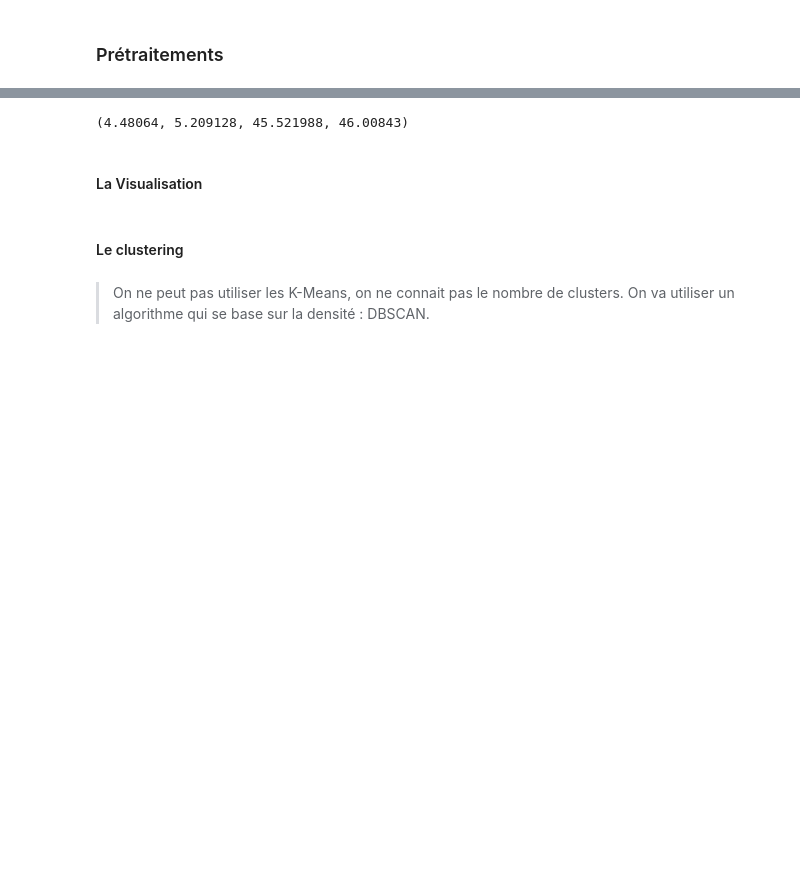
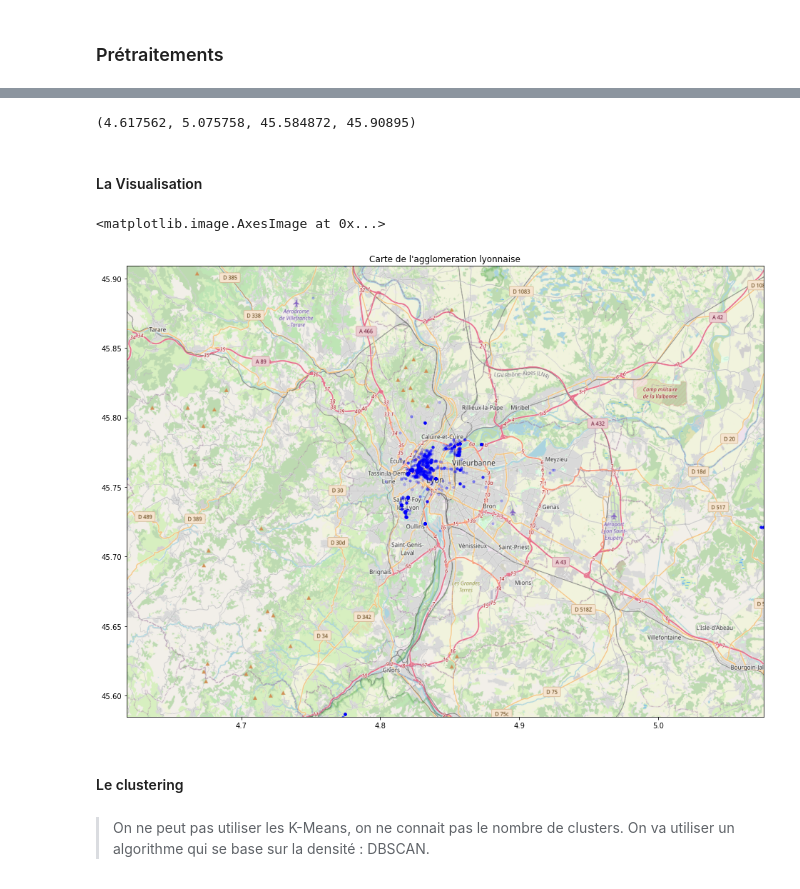
Before and after one commit to Asriell/TP_DataMining_Clustering, a Jupyter notebook: testing_stuff.ipynb, the cells around one changed output, grey strips where cells are left out. Saved outputs shown, nothing was run; the diff lists cells and outputs as text; code cells hidden in the pictures; blank space fills up the shorter version.

```diff
--- a/testing_stuff.ipynb
+++ b/testing_stuff.ipynb
@@ -24,11 +44,11 @@ print(datas.shape)
 datas = datas.drop_duplicates()
 print(datas.shape)
 datas_numpy = datas.values
-tags = datas[" tags"]
+tags = datas.tags
 X=[]
 
 for index in range(0,len(tags)):
-    print(index)
+    #print(index)
     try :
         line = str(tags[index]).split(",")
     except KeyError:
@@ -38,4 +58,4 @@ for index in range(0,len(tags)):
             X.append(datas_numpy[index])
 X = np.array(X)
 datas = pd.DataFrame(data=X, columns=datas.columns)
-print(datas.head)
+datas.head()
@@ -45,17 +74,20 @@ datas.columns = datas.columns.str.replace(' ','')
 BBox = ((datas.long.min(), datas.long.max(), datas.lat.min(), datas.lat.max()))
 print(BBox)
 # %% [output]
-(4.48064, 5.209128, 45.521988, 46.00843)
+(4.617562, 5.075758, 45.584872, 45.90895)
 # %% [markdown]
 #### La Visualisation
 # %%
 carte = plt.imread('./map.png')
 fig, ax = plt.subplots(figsize = (16,14))
-ax.scatter(datas[" long"], datas[" lat"], zorder=1, alpha= 0.2, c='b', s=10)
+ax.scatter(datas.long, datas.lat, zorder=1, alpha= 0.2, c='b', s=10)
 ax.set_title('Carte de l\'agglomeration lyonnaise')
 ax.set_xlim(BBox[0],BBox[1])
 ax.set_ylim(BBox[2],BBox[3])
 ax.imshow(carte, zorder=0, extent = BBox, aspect= 'equal')
+# %% [output]
+<matplotlib.image.AxesImage at 0x...>
+[figure, added]
 # %% [markdown]
 #### Le clustering
 # %% [markdown]
```
Also changed, not shown: parts of 10 cells of this notebook.
